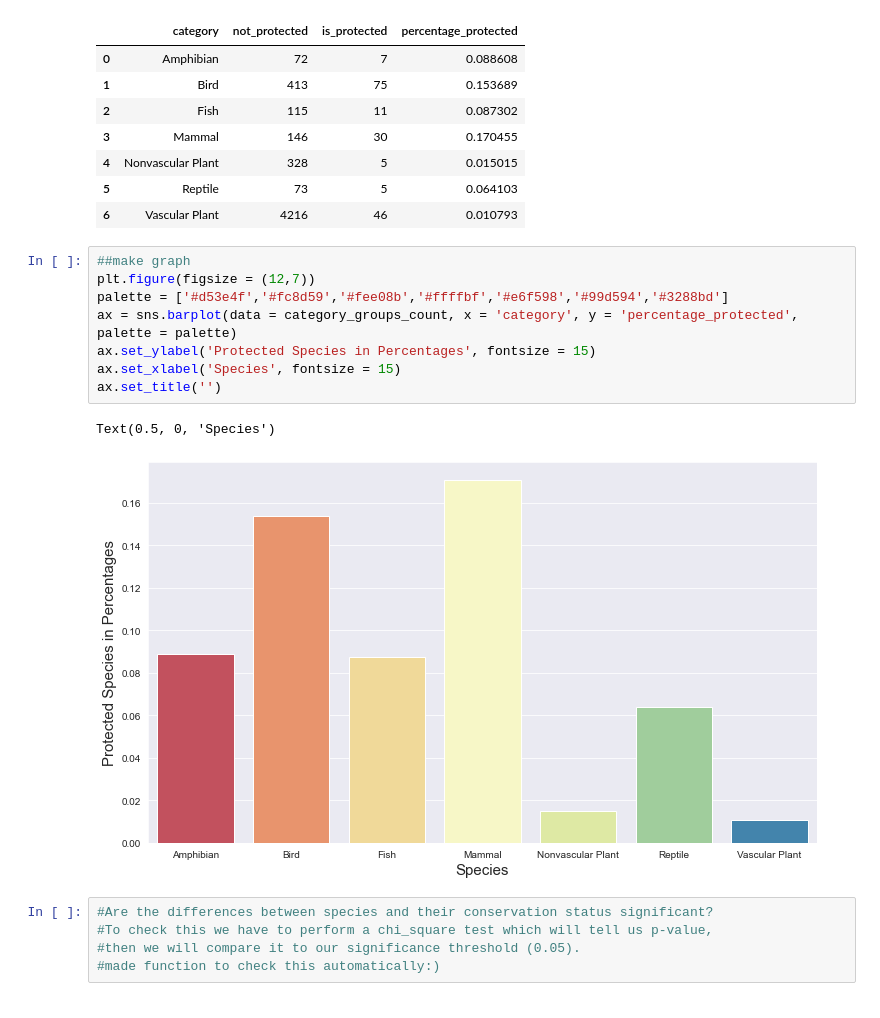
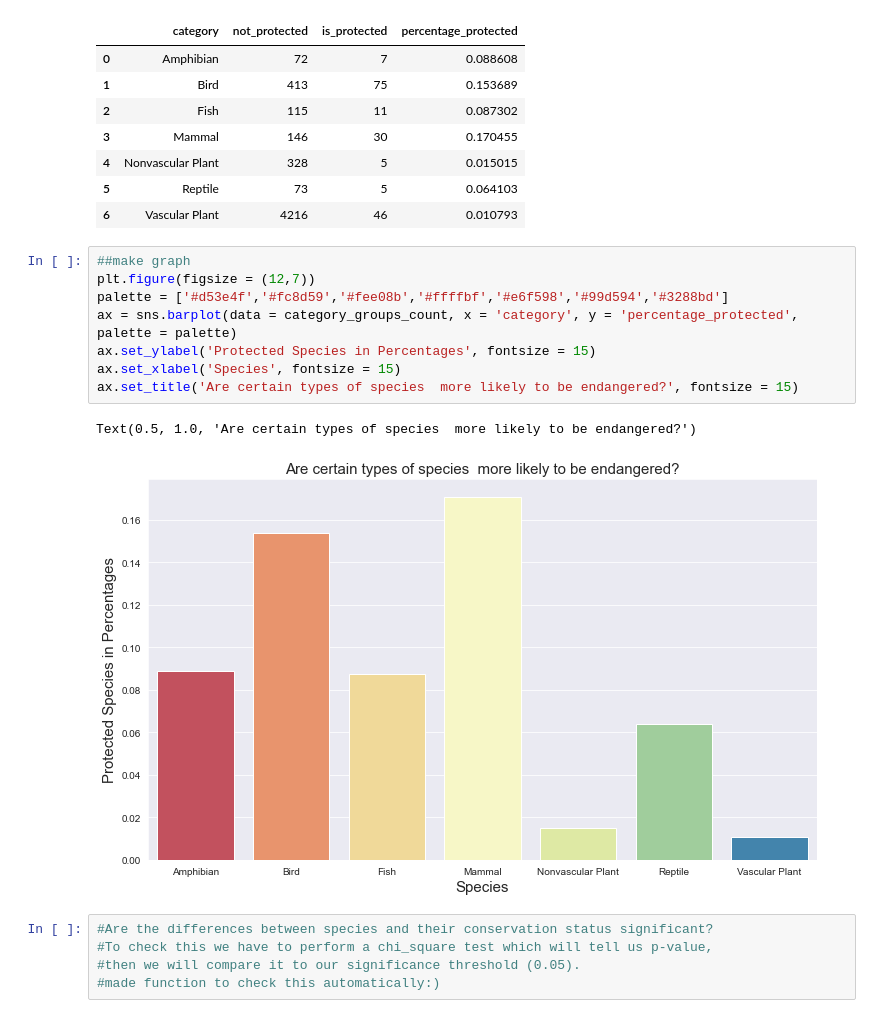
Before and after one commit to Tutaj/biodiversity-in-national-parks, a Jupyter notebook: biodiversity.ipynb, the cells around one changed output. Cells and saved outputs as stored; diff of their text form.

```diff
--- a/biodiversity.ipynb
+++ b/biodiversity.ipynb
@@ -129,14 +132,14 @@ display(category_groups_count)
 # %%
 ##make graph
 plt.figure(figsize = (12,7))
 palette = ['#d53e4f','#fc8d59','#fee08b','#ffffbf','#e6f598','#99d594','#3288bd']
 ax = sns.barplot(data = category_groups_count, x = 'category', y = 'percentage_protected', palette = palette)
 ax.set_ylabel('Protected Species in Percentages', fontsize = 15)
 ax.set_xlabel('Species', fontsize = 15)
-ax.set_title('')
+ax.set_title('Are certain types of species  more likely to be endangered?', fontsize = 15)
 # %% [output]
-Text(0.5, 0, 'Species')
+Text(0.5, 1.0, 'Are certain types of species  more likely to be endangered?')
-[figure, old version]
+[figure, new version]
 # %%
 #Are the differences between species and their conservation status significant?
 #To check this we have to perform a chi_square test which will tell us p-value,
```
Also changed, not shown: parts of 1 cell of this notebook.
